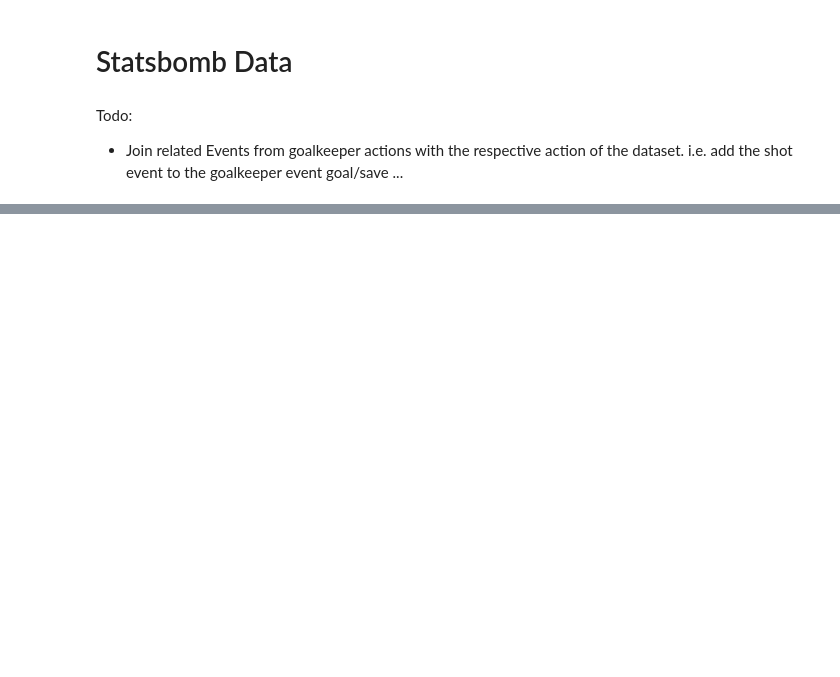
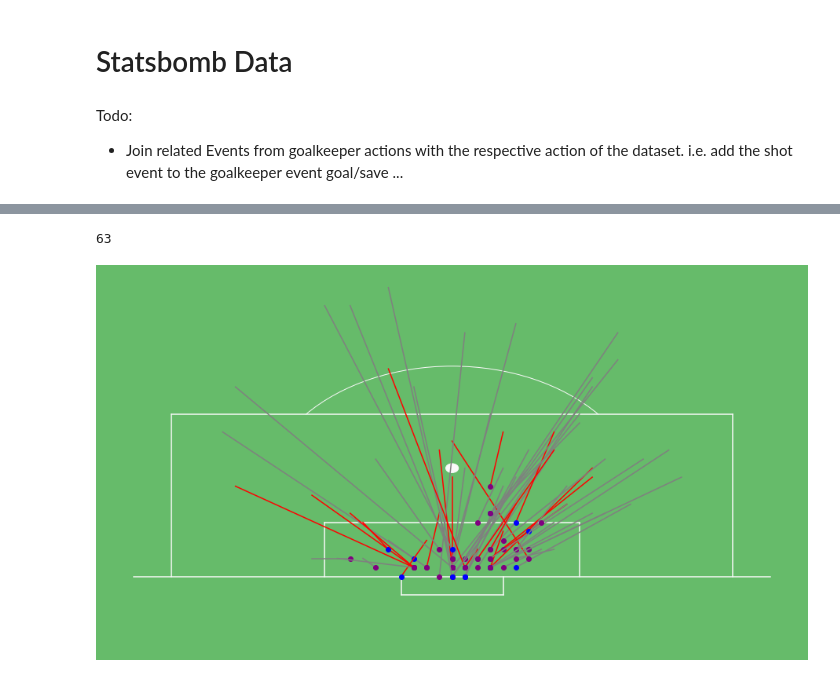
Before and after one commit to keepertrainer78698/youth-base, a Jupyter notebook: goalkeeping/int-goalkeeping/events.ipynb, the cells around one changed output, grey strips where cells are left out. Cells and saved outputs as stored; diff of their text form; code cells hidden in the pictures; blank space fills up the shorter version.

```diff
--- a/goalkeeping/int-goalkeeping/events.ipynb
+++ b/goalkeeping/int-goalkeeping/events.ipynb
@@ -377,0 +78,29 @@ plt.show()
+# %%
+shots = statsbomb_gk[['type_x', 'type_y', 'goalkeeper_x', 'shot', 'location_x', 'location_y', 'minute', 'player_x']]
+shots = shots[shots['type_y'] == 'Shot']
+shots['x_goalkeeper'] = [i[0] for i in shots['location_x']]
+shots['y_goalkeeper'] = [i[1] for i in shots['location_x']]
+shots['x_location'] = [i[0] for i in shots['location_y']]
+shots['y_location'] = [i[1] for i in shots['location_y']]
+#goalkeeper_exp = pd.json_normalize(shots['goalkeeper_x'])
+#goalkeeper_exp = goalkeeper_exp[goalkeeper_exp['outcome.name'].notna()].reset_index()
+#shots = shots.merge(goalkeeper_exp, left_index=True, right_index=True)
+#shot_exp = pd.json_normalize(shots['shot'])
+#shot_exp = shot_exp[shot_exp['outcome.name'].notna()].reset_index()
+#shots = shots.merge(shot_exp, left_index=True, right_index=True)
+#shots = shots[shots['open_goal'].isna()].reset_index()
+shots['xG'] = [v['statsbomb_xg'] for k, v in shots['shot'].items()]
+shots['goalkeeper'] = [v['name'] for k, v in shots['player_x'].items()]
+
+shots = shots[['minute', 'goalkeeper', 'type_x', 'xG', 'x_goalkeeper', 'y_goalkeeper', 'x_location', 'y_location']]
+shots['x_gk'] = shots['y_goalkeeper'] - 40
+shots['y_gk'] = shots['x_goalkeeper']
+shots['x_shot'] = 80 - shots['y_location'] -40
+shots['y_shot'] = 120 - shots['x_location']
+shots = shots.reset_index()
+shots = shots[['minute','goalkeeper', 'type_x', 'xG', 'x_gk', 'y_gk', 'x_shot', 'y_shot']]
+
+# Math Calculations
+shots['shot_distance'] = np.sqrt( np.square(shots['x_shot']) + np.square(shots['y_shot']))
+shots['gk_distance'] = np.sqrt(np.square(shots['x_shot'] - shots['x_gk']) + np.square(shots['y_shot'] - shots['y_gk']))
+shots['shot_location'] = shots['x_shot'].apply(lambda x: 'frontal' if x < 4 and x > -4 else 'angle')
@@ -377,0 +111,23 @@ plt.show()
+# %%
+#shots.head()
+len(shots)
+# %% [output]
+63
+# %%
+box_map()
+for i in range(len(shots)):
+    if shots['type_x'][i] == 'Shot Saved':
+        hue_color = 'grey'
+    else:
+        hue_color = 'red'
+
+    if shots['goalkeeper'][i] == 'Marc-André ter Stegen':
+        gk_color = 'blue'
+    else:
+        gk_color = 'purple'
+
+    plt.plot([int(shots['x_shot'][i]), int(shots['x_gk'][i])], [int(shots['y_shot'][i]), int(shots['y_gk'][i])], color=hue_color)
+
+    plt.plot(int(shots['x_gk'][i]), int(shots['y_gk'][i]), 'o', color=gk_color)
+# %% [output]
+[figure, added]
```
Also changed, not shown: parts of 45 cells of this notebook.
